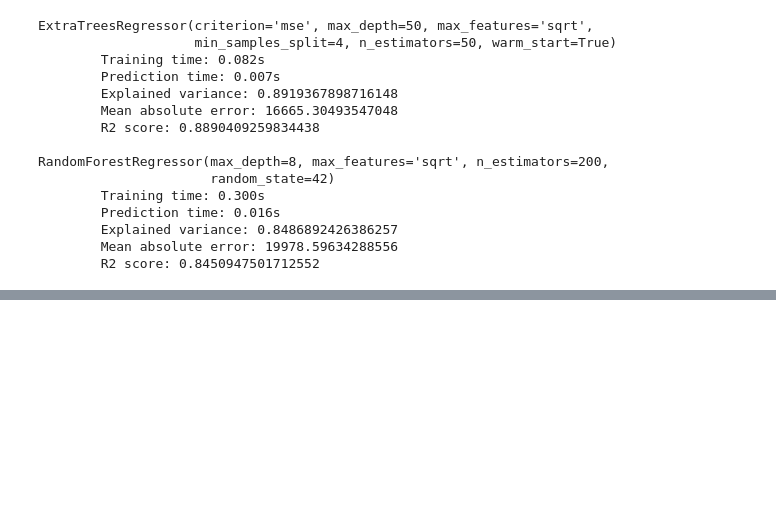
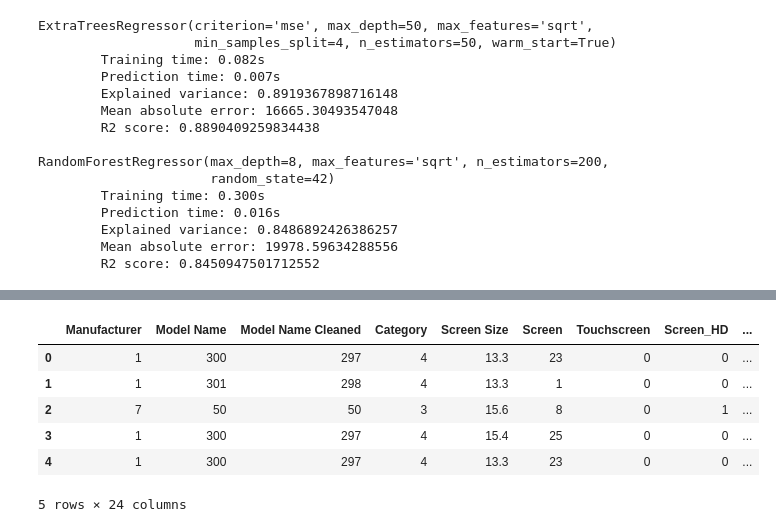
Before and after one commit to jlh28145/Laptop-Price-Regression, a Jupyter notebook: Laptop Price Regression.ipynb, the cells around one changed output, grey strips where cells are left out. Saved outputs shown, nothing was run; the diff lists cells and outputs as text; code cells hidden in the pictures; blank space fills up the shorter version.

```diff
--- a/Laptop Price Regression.ipynb
+++ b/Laptop Price Regression.ipynb
@@ -615,3 +654,17 @@ best_model.score(X_test,y_test)
 import pickle
 with open('laptop_price_regression.pickle','wb') as f:
     pickle.dump(best_model,f)
+# %%
+import pandas as pd
+import numpy as np
+
+df = pd.read_csv('datasets/laptops_afterlabelencoder.csv',index_col=0)
+df.head()
+# %% [output]
+|  | Manufacturer | Model Name | Model Name Cleaned | Category | Screen Size | Screen | Touchscreen | Screen_HD | ... |
+| 0 | 1 | 300 | 297 | 4 | 13.3 | 23 | 0 | 0 | ... |
+| 1 | 1 | 301 | 298 | 4 | 13.3 | 1 | 0 | 0 | ... |
+| 2 | 7 | 50 | 50 | 3 | 15.6 | 8 | 0 | 1 | ... |
+| 3 | 1 | 300 | 297 | 4 | 15.4 | 25 | 0 | 0 | ... |
+| 4 | 1 | 300 | 297 | 4 | 13.3 | 23 | 0 | 0 | ... |
+5 rows × 24 columns
```
Also changed, not shown: parts of 15 cells of this notebook, 4 other files.
